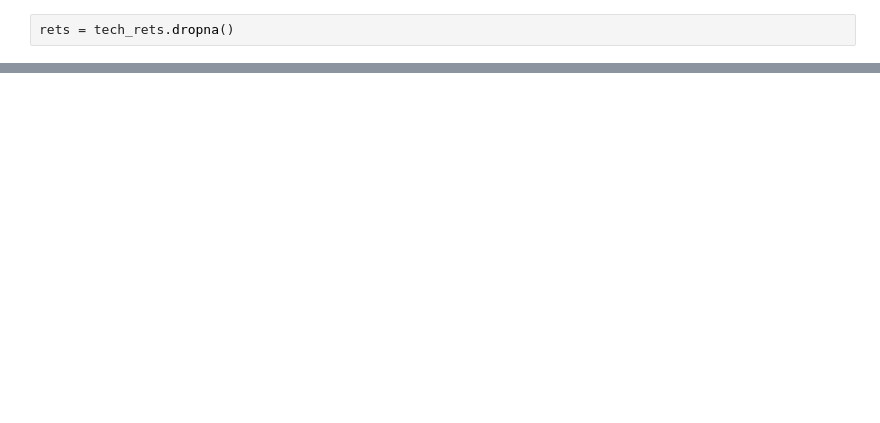
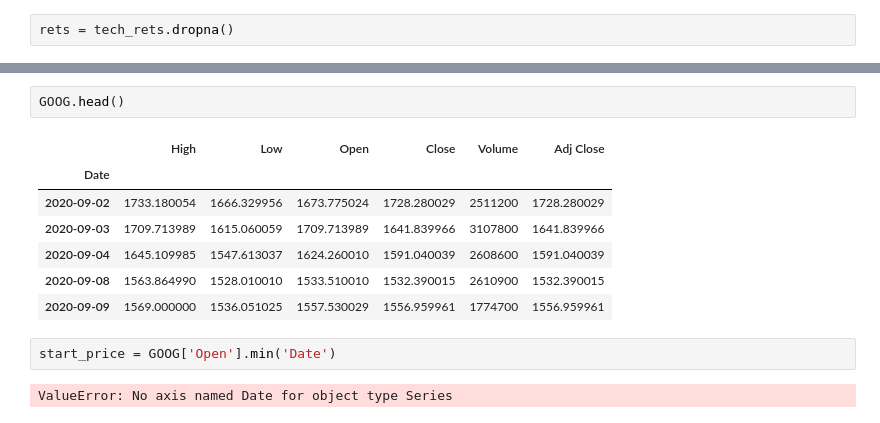
Before and after one commit to APirlogeanu/Stock-Market-Analysis, a Jupyter notebook: stockmarket.ipynb, the cells around one changed output, grey strips where cells are left out. Saved outputs shown, nothing was run; the diff lists cells and outputs as text; blank space fills up the shorter version.

```diff
--- a/stockmarket.ipynb
+++ b/stockmarket.ipynb
@@ -151,0 +194,14 @@ for label, x, y in zip(rets.columns, rets.mean(), rets.std()):
+# %%
+GOOG.head()
+# %% [output]
+|  | High | Low | Open | Close | Volume | Adj Close |
+| Date |  |  |  |  |  |  |
+| 2020-09-02 | 1733.180054 | 1666.329956 | 1673.775024 | 1728.280029 | 2511200 | 1728.280029 |
+| 2020-09-03 | 1709.713989 | 1615.060059 | 1709.713989 | 1641.839966 | 3107800 | 1641.839966 |
+| 2020-09-04 | 1645.109985 | 1547.613037 | 1624.260010 | 1591.040039 | 2608600 | 1591.040039 |
+| 2020-09-08 | 1563.864990 | 1528.010010 | 1533.510010 | 1532.390015 | 2610900 | 1532.390015 |
+| 2020-09-09 | 1569.000000 | 1536.051025 | 1557.530029 | 1556.959961 | 1774700 | 1556.959961 |
+# %%
+start_price = GOOG['Open'].min('Date')
+# %% [output]
+ValueError: No axis named Date for object type Series
```
Also changed, not shown: parts of 19 cells of this notebook.
